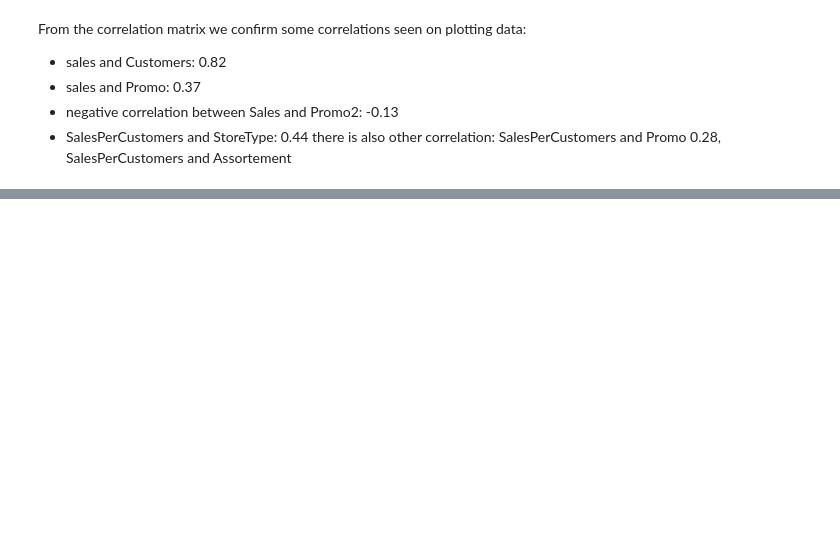
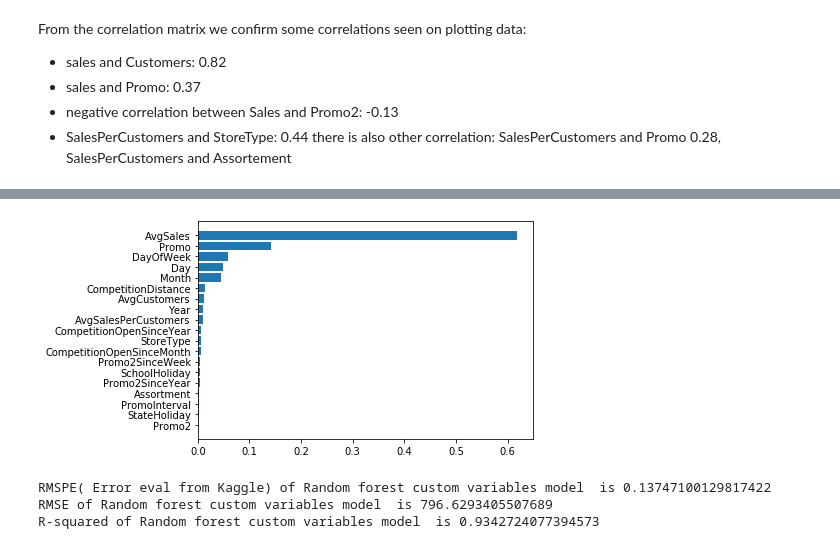
Before and after one commit to ahlemg-dev/ai, a Jupyter notebook: FinalProject.ipynb, the cells around one changed output, grey strips where cells are left out. Cells and saved outputs as stored; diff of their text form; code cells hidden in the pictures; blank space fills up the shorter version.

```diff
--- a/FinalProject.ipynb
+++ b/FinalProject.ipynb
@@ -480,0 +618,5 @@ there is also other correlation: SalesPerCustomers and Promo 0.28, SalesPerCusto
+# %%
+X2_data=joined_data[X2]
+y2_data=joined_data[['Sales']]
+X2_train, X2_test, y2_train, y2_test = train_test_split(
+X2_data  ,y2_data , test_size=0.30, random_state=10)
@@ -480,0 +710,10 @@ there is also other correlation: SalesPerCustomers and Promo 0.28, SalesPerCusto
+# %%
+DT_model2 = DecisionTreeRegressor(criterion='mse', max_depth=7, max_features=None,
+           max_leaf_nodes=None, min_samples_leaf=1, min_samples_split=2,
+           min_weight_fraction_leaf=0.0,  random_state=None,
+           splitter='best')
+
+DT_model2.fit(X2_train, y2_train)
+y_predict8=DT_model2.predict(X2_test)
+
+eval_model("Decison tree base variables model ",y2_test["Sales"].values,y_predict8)
@@ -480,0 +787,10 @@ there is also other correlation: SalesPerCustomers and Promo 0.28, SalesPerCusto
+# %%
+plot_importance(X2,RF_model2)
+# %% [output]
+[figure, added]
+# %%
+eval_model("Random forest custom variables model ",y2_test["Sales"].values,y6_predict)
+# %% [output]
+RMSPE( Error eval from Kaggle) of Random forest custom variables model  is 0.13747100129817422
+RMSE of Random forest custom variables model  is 796.6293405507689
+R-squared of Random forest custom variables model  is 0.9342724077394573
```
Also changed, not shown: parts of 69 cells of this notebook.
